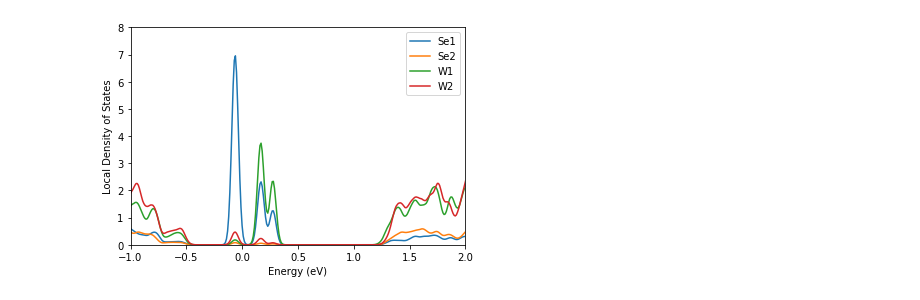
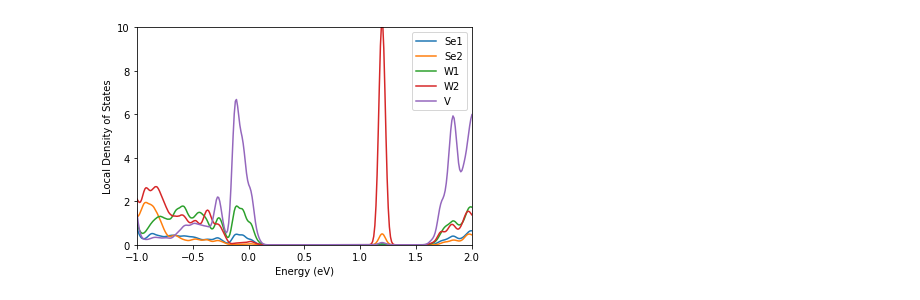
Before and after one commit to beachkory/Korea-STM-Project, a Jupyter notebook: plot_LDOS.ipynb, the cells around one changed output. Saved outputs shown, nothing was run; the diff lists cells and outputs as text; code cells hidden in the pictures.

Commit message:
Generalized plotting function

```diff
--- a/plot_LDOS.ipynb
+++ b/plot_LDOS.ipynb
@@ -2,13 +2,14 @@
 import pandas as pd
 import matplotlib.pyplot as plt
 # %%
-path1 = "Wvac/projwfc/"
+path1 = "WSe/projwfc/"
 path2 = "VSe/projwfc/"
 path3 = "Sevac/projwfc/"
+path4 = "Wvac/projwfc/"
 F1 = -0.0447
 F2 = -0.0526
 F3 = -0.0818
-F1 = 0.3187
+F4 = 0.3187
 
 def load_V(num, path):
 
@@ -52,27 +53,54 @@ def load_Se(num, path):
     df['p'] = dfp.filter(regex='LDOS')
     df['LDOS'] = df.s1 +df.p
     return df
-# %%
-pth = path1
-Fermi = F1
-
-dfSe1 = load_Se(57,pth)
-dfSe2 = load_Se(77,pth)
-#dfV = load_V(10, pth)
-dfW = load_W(1, pth)
-dfW2 = load_W(13, pth)
-
-
-plt.plot(dfSe1.E-Fermi, dfSe1.LDOS, label='Se1')
-plt.plot(dfSe2.E-Fermi, dfSe2.LDOS, label='Se2')
-#plt.plot(dfV.E-Fermi, dfV.LDOS, label='V')
-plt.plot(dfW.E-Fermi, dfW.LDOS, label='W1')
-plt.plot(dfW2.E-Fermi, dfW2.LDOS, label='W2')
-plt.xlim(-1,2)
-plt.ylim(0,8)
-plt.xlabel("Energy (eV)")
-plt.ylabel("Local Density of States")
-plt.legend()
-plt.show()
-# %% [output]
-[figure, removed]
+# %%
+pth = path3
+
+
+
+dfdict = {}
+#WSe
+if pth == path1:
+    Fermi = F1
+    dfdict['Se1'] = load_Se(57,pth)
+    dfdict['Se2'] = load_Se(79,pth)
+    dfdict['W1'] = load_W(9, pth)
+    dfdict['W2'] = load_W(16, pth)
+    dfdict['V'] = load_V(10, pth)
+#VSe
+elif pth == path2:
+    Fermi = F2
+    dfdict['Se1'] = load_Se(53,pth)
+    dfdict['Se2'] = load_Se(77,pth)
+    dfdict['W1'] = load_W(9, pth)
+    dfdict['W2'] = load_W(15, pth)
+    dfdict['V'] = load_V(10, pth)
+#Sevac
+elif pth == path3:
+    Fermi = F3
+    dfdict['Se1'] = load_Se(57,pth)
+    dfdict['Se2'] = load_Se(70,pth)
+    dfdict['W1'] = load_W(9, pth)
+    dfdict['W2'] = load_W(22, pth)
+    dfdict['V'] = load_V(10, pth)
+#Wvac
+elif pth == path4:
+    Fermi = F4
+    dfdict['Se1'] = load_Se(57,pth)
+    dfdict['Se2'] = load_Se(77,pth)
+    dfdict['W1'] = load_W(1, pth)
+    dfdict['W2'] = load_W(13, pth)
+
+
+
+for key in dfdict:
+    plt.plot(dfdict[key].E-Fermi, dfdict[key].LDOS, label=key)
+
+plt.xlim(-1,2)
+plt.ylim(0,10)
+plt.xlabel("Energy (eV)")
+plt.ylabel("Local Density of States")
+plt.legend()
+plt.show()
+# %% [output]
+[figure, added]
```
